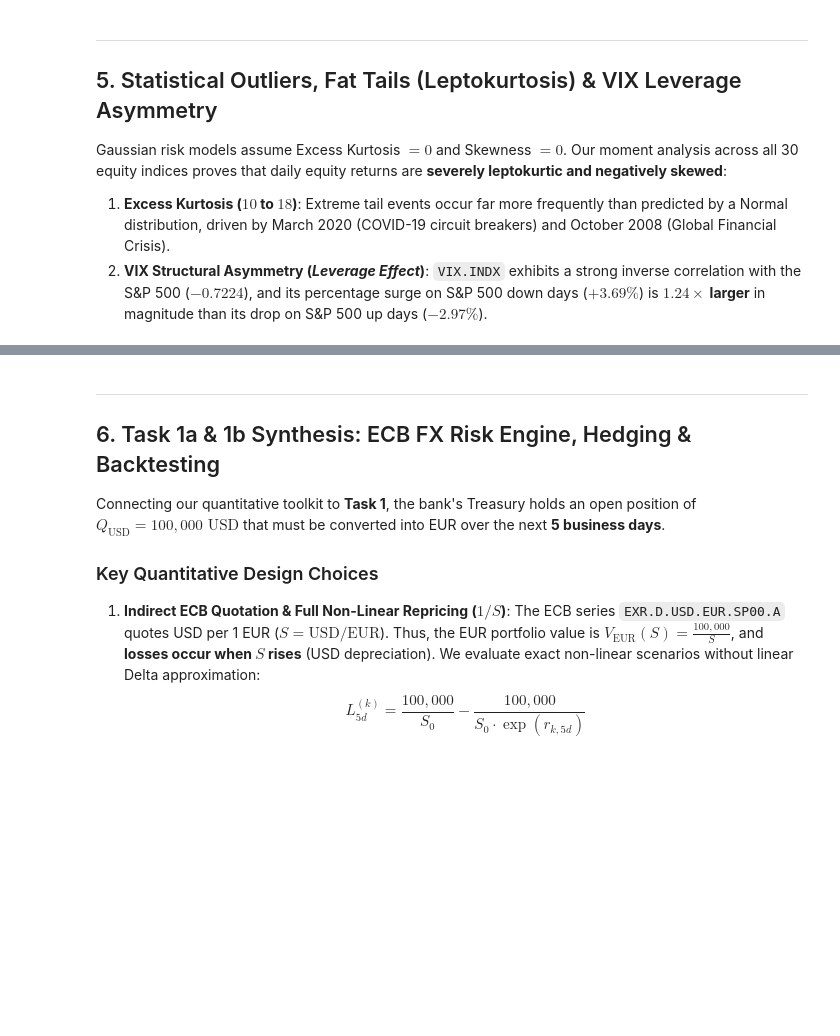
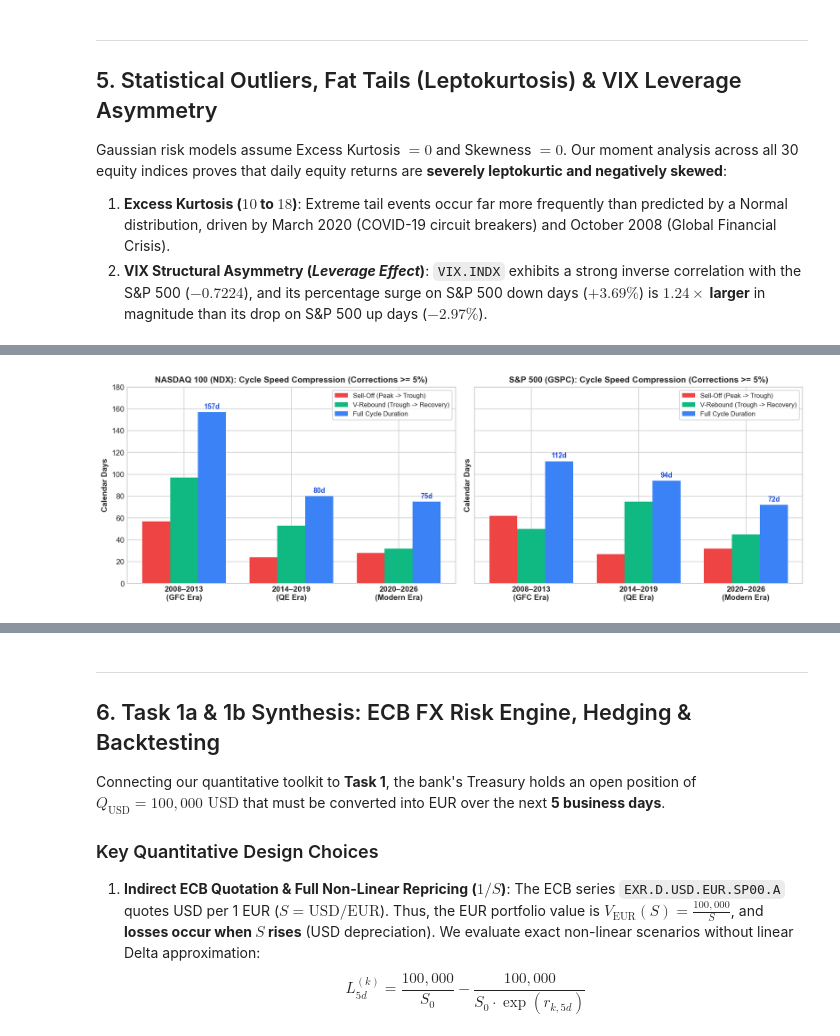
Before and after one commit to jusefek/FlatexDegiro, a Jupyter notebook: EDA_Risk_and_Index_Analysis.ipynb, the cells around one changed output, grey strips where cells are left out. Saved outputs shown, nothing was run; the diff lists cells and outputs as text; code cells hidden in the pictures; blank space fills up the shorter version.

Commit message:
Feat(EDA): Add empirical analysis of drawdown and V-rebound cycle acceleration across market eras

```diff
--- a/EDA_Risk_and_Index_Analysis.ipynb
+++ b/EDA_Risk_and_Index_Analysis.ipynb
@@ -331,0 +341,78 @@ VIX STRUCTURAL OUTLIER & LEVERAGE ASYMMETRY:
+# %%
+# Measure Peak-to-Trough (Sell-off) and Trough-to-Peak (Recovery) speed across 3 market eras
+p_ts = prices_df.copy()
+p_ts.index = pd.to_datetime(p_ts.index)
+
+eras_def = [
+    ("2008–2013 (GFC & Euro Crisis)", "2008-01-01", "2013-12-31"),
+    ("2014–2019 (QE & Low-Vol Era)", "2014-01-01", "2019-12-31"),
+    ("2020–2026 (Modern Algo & Retail Era)", "2020-01-01", "2026-12-31"),
+]
+
+cycle_rows = []
+for era_name, start_dt, end_dt in eras_def:
+    for tk, tk_label in [("NDX.INDX", "NASDAQ 100 (NDX)"), ("GSPC.INDX", "S&P 500 (GSPC)")]:
+        ser = p_ts.loc[start_dt:end_dt, tk].dropna()
+        peak = ser.iloc[0]
+        peak_dt = ser.index[0]
+        in_dd = False
+        trough = peak
+        trough_dt = peak_dt
+        p2t_list, t2r_list = [], []
+        for dt, val in ser.items():
+            if val >= peak:
+                if in_dd:
+                    p2t = (trough_dt - peak_dt).days
+                    t2r = (dt - trough_dt).days
+                    if p2t > 0:
+                        p2t_list.append(p2t)
+                        t2r_list.append(t2r)
+                    in_dd = False
+                peak = val
+                peak_dt = dt
+                trough = val
+                trough_dt = dt
+            else:
+                if val < trough:
+                    trough = val
+                    trough_dt = dt
+                if (val / peak - 1.0) <= -0.05:
+                    in_dd = True
+        med_selloff = int(np.median(p2t_list))
+        med_rebound = int(np.median(t2r_list))
+        med_total = int(np.median(np.array(p2t_list) + np.array(t2r_list)))
+        cycle_rows.append({
+            "Index": tk_label,
+            "Market Era": era_name,
+            "Corrections (>=5%)": len(p2t_list),
+            "Median Sell-Off (Peak -> Trough Days)": med_selloff,
+            "Median V-Rebound (Trough -> Peak Days)": med_rebound,
+            "Total Cycle Duration (Days)": med_total,
+        })
+
+df_velocity = pd.DataFrame(cycle_rows)
+
+# Visualize the compression of sell-off and recovery cycles
+fig, (ax1, ax2) = plt.subplots(1, 2, figsize=(13, 4.4), sharey=True)
+for ax, idx_label in zip([ax1, ax2], ["NASDAQ 100 (NDX)", "S&P 500 (GSPC)"]):
+    sub = df_velocity[df_velocity["Index"] == idx_label]
+    x = np.arange(len(sub))
+    w = 0.26
+    ax.bar(x - w, sub["Median Sell-Off (Peak -> Trough Days)"], w, label="Sell-Off (Peak -> Trough)", color="#EF4444")
+    ax.bar(x, sub["Median V-Rebound (Trough -> Peak Days)"], w, label="V-Rebound (Trough -> Recovery)", color="#10B981")
+    ax.bar(x + w, sub["Total Cycle Duration (Days)"], w, label="Full Cycle Duration", color="#3B82F6")
+    ax.set_xticks(x)
+    ax.set_xticklabels(["2008–2013\n(GFC Era)", "2014–2019\n(QE Era)", "2020–2026\n(Modern Era)"], fontweight="bold")
+    ax.set_title(f"{idx_label}: Cycle Speed Compression (Corrections >= 5%)", fontsize=11, fontweight="bold")
+    ax.set_ylabel("Calendar Days", fontweight="bold")
+    for i, row in sub.reset_index(drop=True).iterrows():
+        ax.annotate(f"{row['Total Cycle Duration (Days)']}d", xy=(i + w, row["Total Cycle Duration (Days)"] + 3), ha="center", fontsize=9, fontweight="bold", color="#1D4ED8")
+    ax.legend(frameon=True, facecolor="white", fontsize=8.5)
+
+ax1.set_ylim(0, 180)
+plt.tight_layout()
+plt.show()
+
+df_velocity
+# %% [output]
+[figure, added]
```
Also changed, not shown: parts of 4 cells of this notebook, 1 other file.
